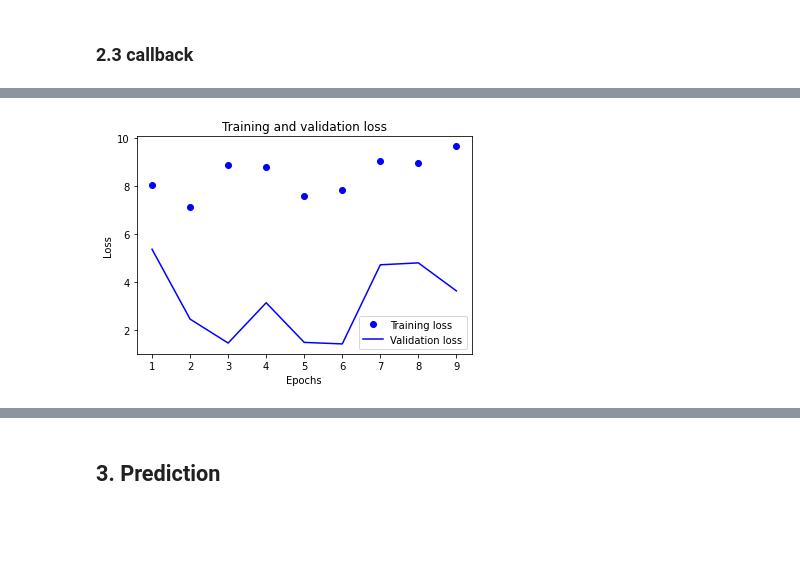
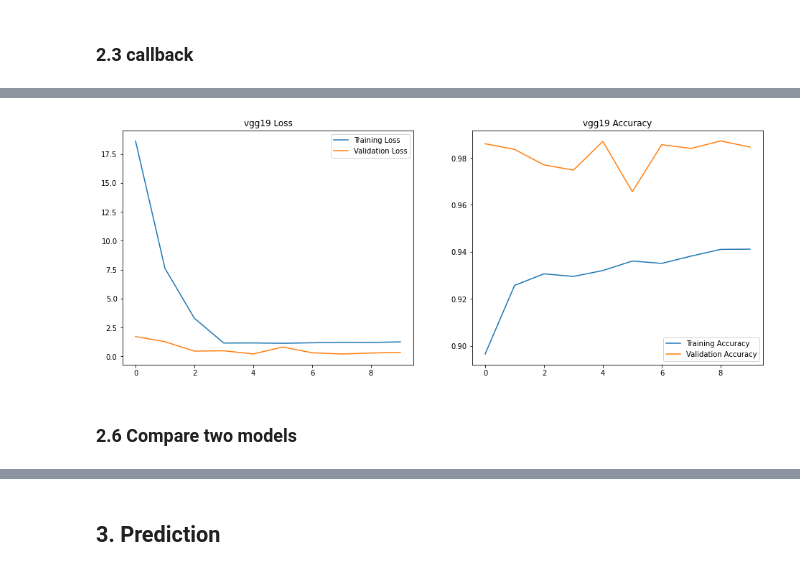
Before and after one commit to Concyclics/KaggleNotebook, a Jupyter notebook: dog-vs-cat-classification-vgg-model.ipynb, the cells around one changed output, grey strips where cells are left out. Saved outputs shown, nothing was run; the diff lists cells and outputs as text; code cells hidden in the pictures; blank space fills up the shorter version.

```diff
--- a/dog-vs-cat-classification-vgg-model.ipynb
+++ b/dog-vs-cat-classification-vgg-model.ipynb
@@ -225,0 +233,12 @@ This is the number of trainable weights after activating: 32
+# %%
+vgg19_base  = keras.applications.vgg19.VGG19(
+    weights="imagenet",
+    include_top=False)
+
+#vgg19_base.trainable = True
+vgg19_base.trainable = False
+
+print("This is the number of trainable weights "
+      "before freezing the conv base:", len(vgg19_base.trainable_weights))
+
+vgg19_base.summary()
@@ -225,0 +263,17 @@ This is the number of trainable weights after activating: 32
+# %%
+inputs = keras.Input(shape=img_size+(3,))
+x = data_augmentation(inputs)
+x = keras.applications.vgg19.preprocess_input(x)
+x = vgg19_base(x)
+x = layers.Flatten()(x)
+x = layers.Dropout(0.5)(x)
+x = layers.Dense(256)(x)
+x = layers.Dropout(0.5)(x)
+x = layers.Dense(256)(x)
+x = layers.Dropout(0.5)(x)
+outputs = layers.Dense(2, activation="softmax")(x)
+vgg19_model = keras.Model(inputs, outputs)
+vgg19_model.compile(optimizer="rmsprop",
+              loss="sparse_categorical_crossentropy",
+              metrics=["accuracy"])
+vgg16_model.summary()
@@ -226,11 +298,10 @@ This is the number of trainable weights after activating: 32
 # %%
-history = model.fit(
+history_vgg19 = vgg19_model.fit(
     train_ds,
     epochs=10,
     validation_data=val_ds,
     callbacks=CB
     )
-model = keras.models.load_model("fine_tuning.keras")
-print('train finished')
+vgg19_model = keras.models.load_model("fine_tuning.keras")
 # %% [output]
 Epoch 1/10
@@ -255,14 +327,6 @@ train finished
-# %%
-history_dict = history.history
-loss_values = history_dict["loss"]
-val_loss_values = history_dict["val_loss"]
-epochs = range(1, len(loss_values) + 1)
-plt.plot(epochs, loss_values, "bo", label="Training loss")
-plt.plot(epochs, val_loss_values, "b", label="Validation loss")
-plt.title("Training and validation loss")
-plt.xlabel("Epochs")
-plt.ylabel("Loss")
-plt.legend()
-plt.show()
-# %% [output]
-[figure, removed]
+# %%
+plot_history(history_vgg19,'vgg19')
+# %% [output]
+[figure, added]
+# %% [markdown]
+### 2.6 Compare two models
```
Also changed, not shown: parts of 27 cells of this notebook.
